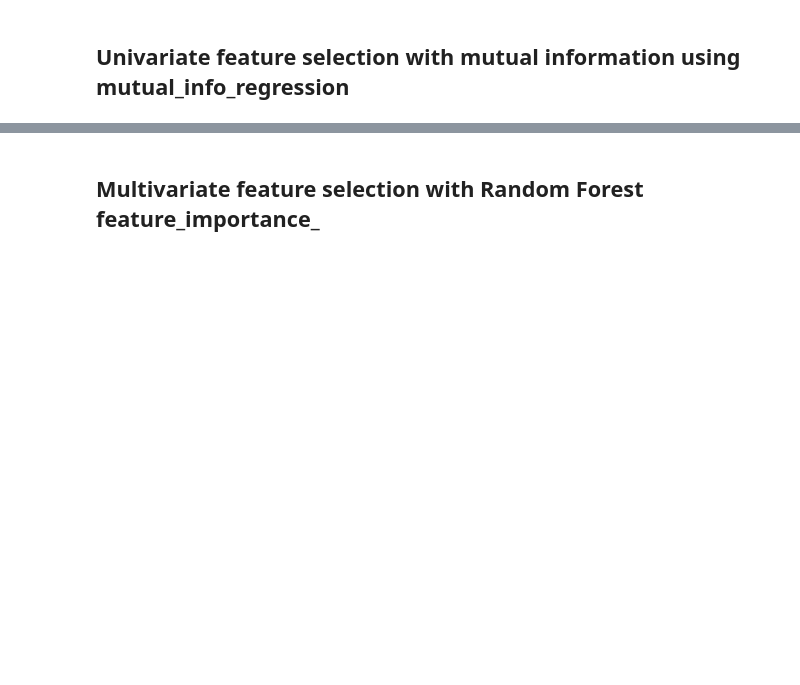
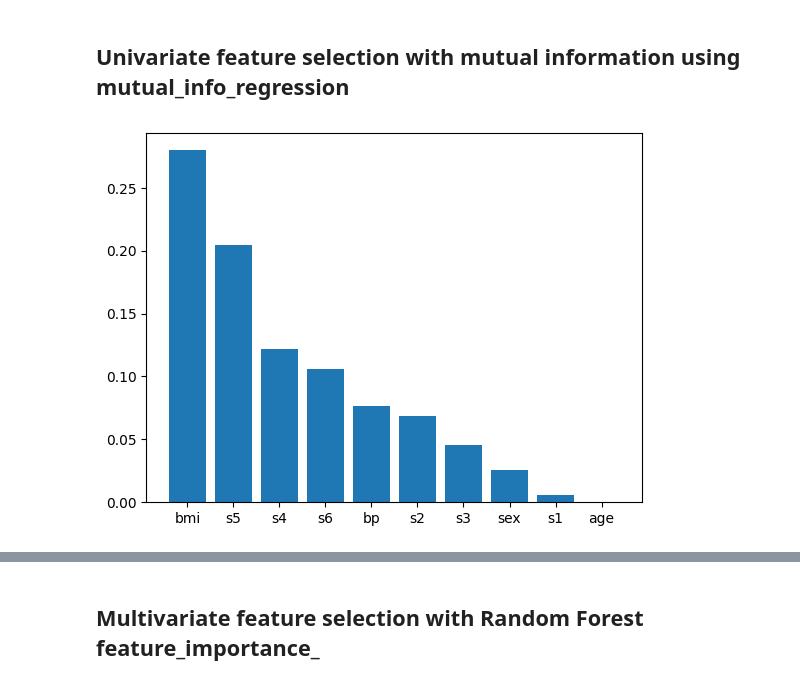
Before and after one commit to DataScienceAndEngineering/hw4-problem-3-feature-selection-OluwaseunG, a Jupyter notebook: dsei2100s24hw4p3-feature-selection.ipynb, the cells around one changed output, grey strips where cells are left out. Drawn from its saved outputs; the diff is of its cells as text; code cells hidden in the pictures; blank space fills up the shorter version.

```diff
--- a/dsei2100s24hw4p3-feature-selection.ipynb
+++ b/dsei2100s24hw4p3-feature-selection.ipynb
@@ -135,6 +135,16 @@ s6:0.19954719987490935
 # %%
 # Use mutual_info_regression to get the feature importance, sort by the absolute value
 # but show the signed value on y and label on x by variable name
 # Should be a bar graph
+mu_importance=mutual_info_regression(X_train, y_train)
+mu_inds=np.argsort(np.abs(mu_importance))[::-1]
+fig, ax=plt.subplots()
+rank=np.arange(len(data.feature_names))
+ax.bar(rank, mu_importance[mu_inds])
+ax.set_xticks(rank)
+ax.set_xticklabels(np.array(data.feature_names)[mu_inds])
+plt.show()
+# %% [output]
+[figure, added]
 # %%
 # What are the top 5 features according to mutual_info_regression?
```
Also changed, not shown: parts of 3 cells of this notebook.
